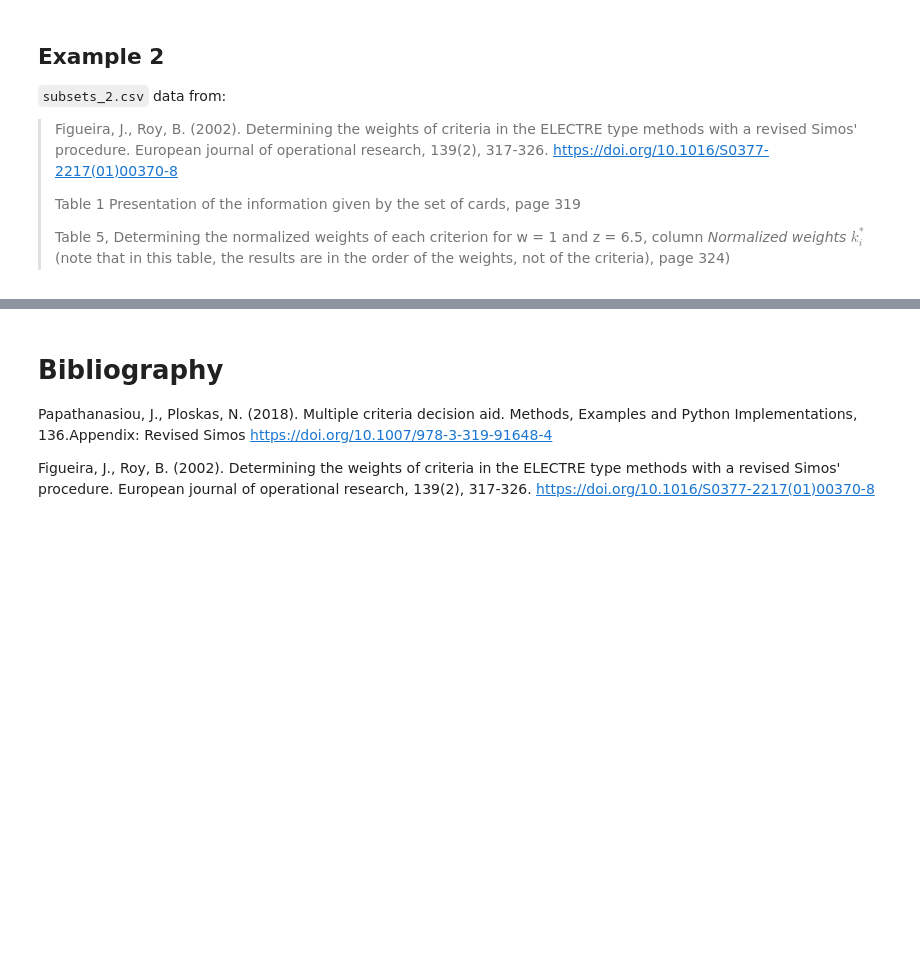
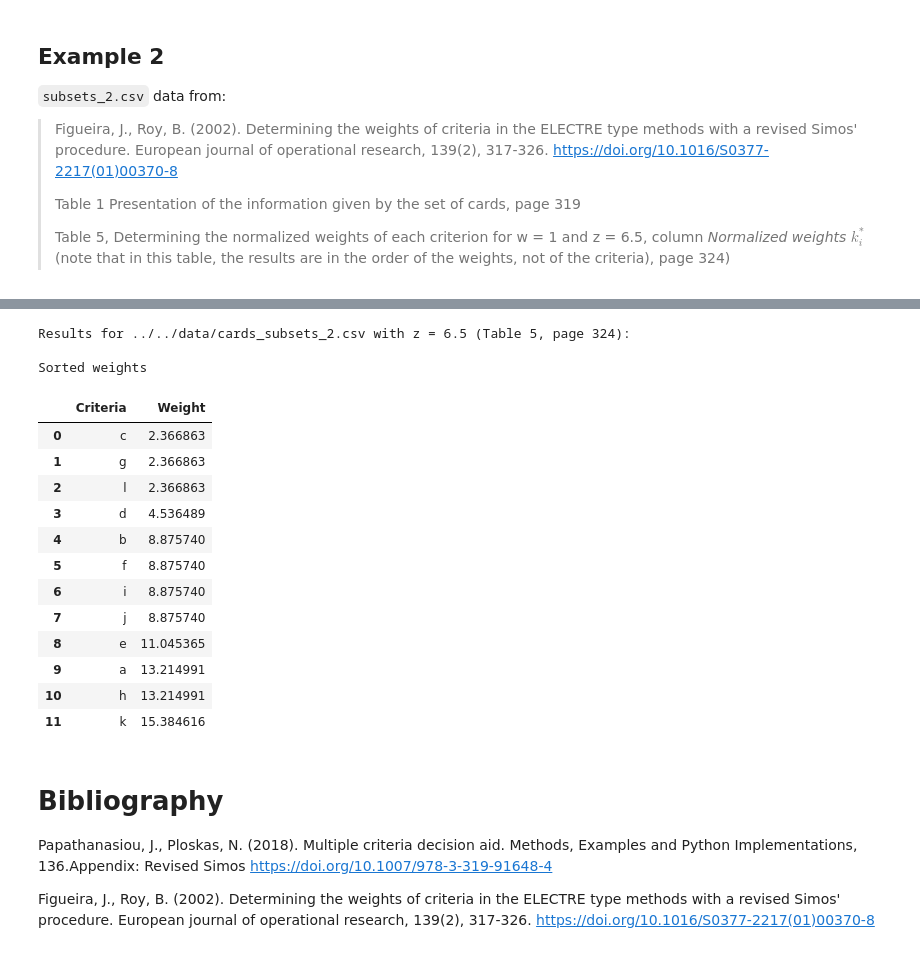
Before and after one commit to cghiaus/ELECTRE_Tri, a Jupyter notebook: docs/explanation/simos_revised_explained.ipynb, the cells around one changed output, grey strips where cells are left out. Cells and saved outputs as stored; diff of their text form; code cells hidden in the pictures; blank space fills up the shorter version.

```diff
--- a/docs/explanation/simos_revised_explained.ipynb
+++ b/docs/explanation/simos_revised_explained.ipynb
@@ -411,12 +419,29 @@ ModuleNotFoundError: No module named 'Simos_revised'
 # %%
 # The last subset is z = 6.5 more important than the 1st one
 z = 6.5
 
-df = Simos_revised.criteria_weights_Simos(set_cards, z)
+df = simos_revised.criteria_weights_Simos(set_cards, z)
 
 print(f"\nResults for {set_cards} with z = {z} (Table 5, page 324):\n")
 print("Sorted weights")
 df.sort_values(by=["Weight"])
+# %% [output]
+Results for ../../data/cards_subsets_2.csv with z = 6.5 (Table 5, page 324):
+
+Sorted weights
+|  | Criteria | Weight |
+| 0 | c | 2.366863 |
+| 1 | g | 2.366863 |
+| 2 | l | 2.366863 |
+| 3 | d | 4.536489 |
+| 4 | b | 8.875740 |
+| 5 | f | 8.875740 |
+| 6 | i | 8.875740 |
+| 7 | j | 8.875740 |
+| 8 | e | 11.045365 |
+| 9 | a | 13.214991 |
+| 10 | h | 13.214991 |
+| 11 | k | 15.384616 |
 # %% [markdown]
 # Bibliography
 
```
Also changed, not shown: parts of 1 cell of this notebook.
